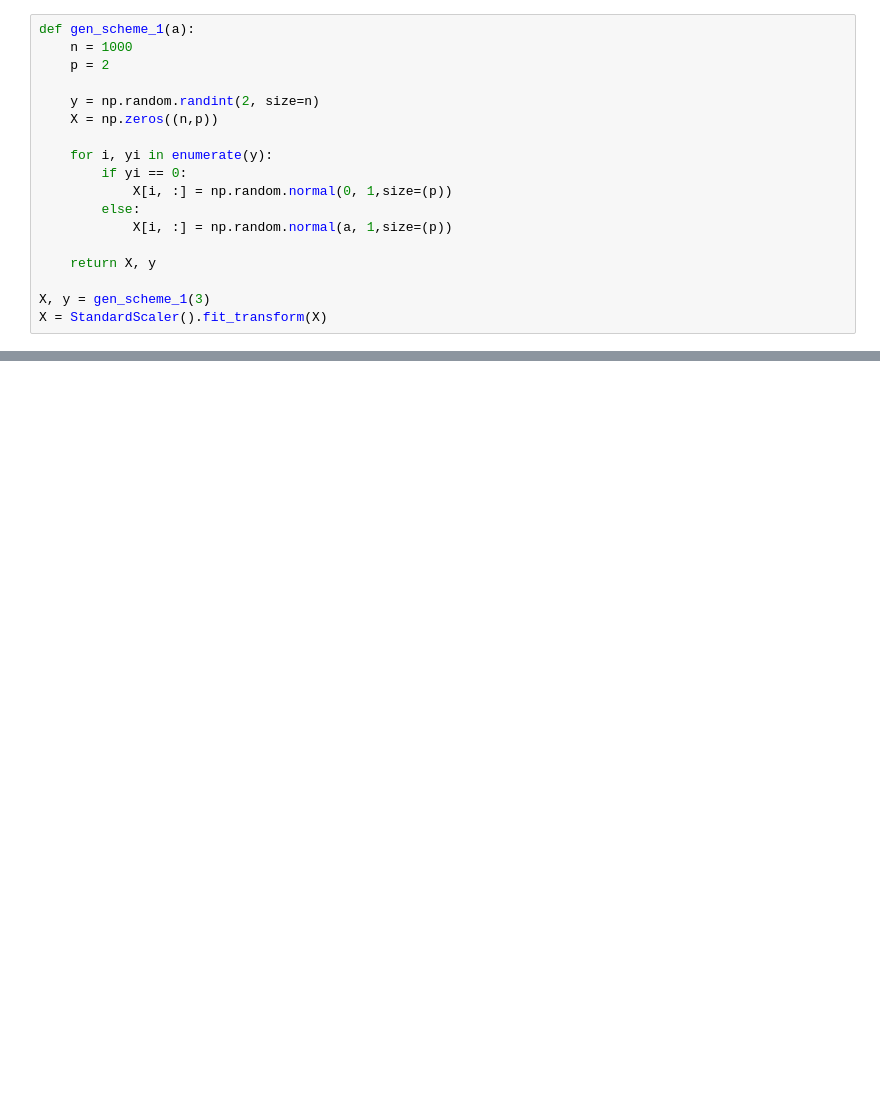
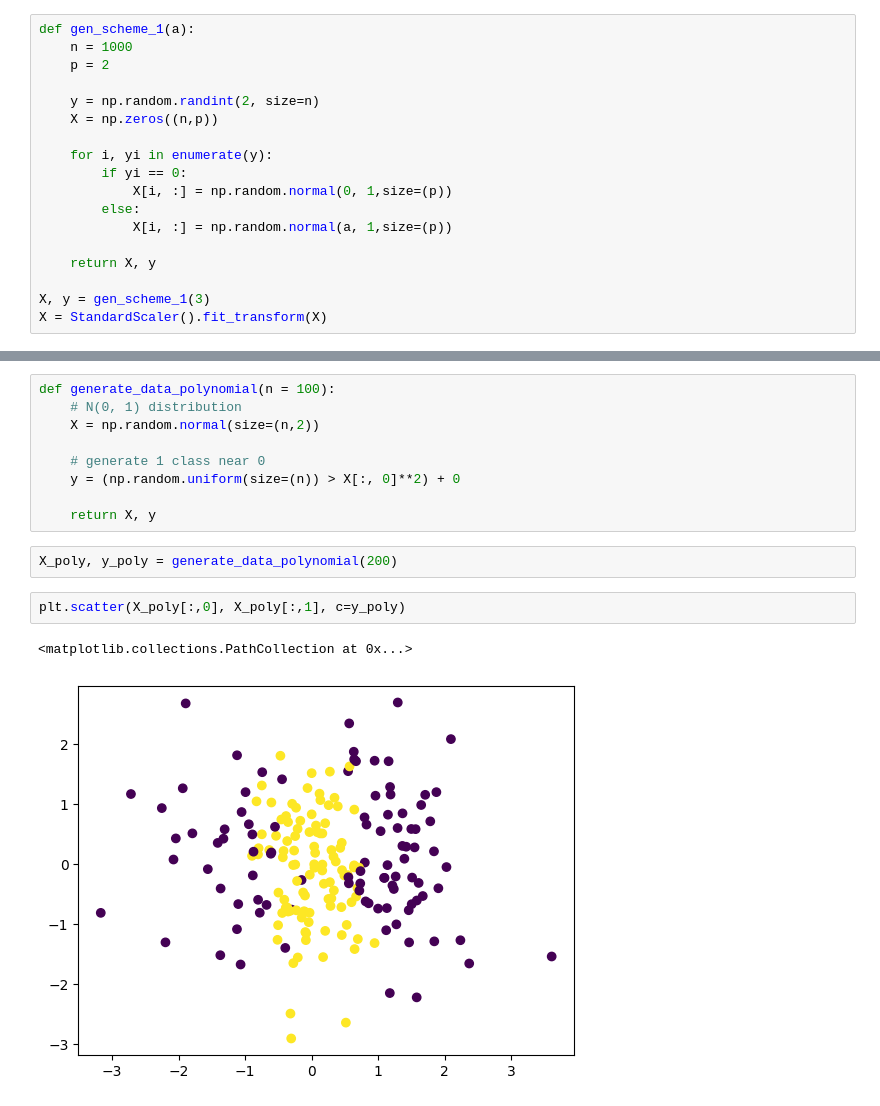
Before and after one commit to jakfol1217/AdvancedML_Project, a Jupyter notebook: aml-project.ipynb, the cells around one changed output, grey strips where cells are left out. Drawn from its saved outputs; the diff is of its cells as text; blank space fills up the shorter version.

```diff
--- a/aml-project.ipynb
+++ b/aml-project.ipynb
@@ -51,0 +62,16 @@ IRLS(fit_intercept="column", interactions=[[0, 1]]).fit(X, y).params()
+# %%
+def generate_data_polynomial(n = 100):
+    # N(0, 1) distribution
+    X = np.random.normal(size=(n,2))
+
+    # generate 1 class near 0
+    y = (np.random.uniform(size=(n)) > X[:, 0]**2) + 0
+
+    return X, y
+# %%
+X_poly, y_poly = generate_data_polynomial(200)
+# %%
+plt.scatter(X_poly[:,0], X_poly[:,1], c=y_poly)
+# %% [output]
+<matplotlib.collections.PathCollection at 0x...>
+[figure, added]
```
Also changed, not shown: parts of 22 cells of this notebook.
